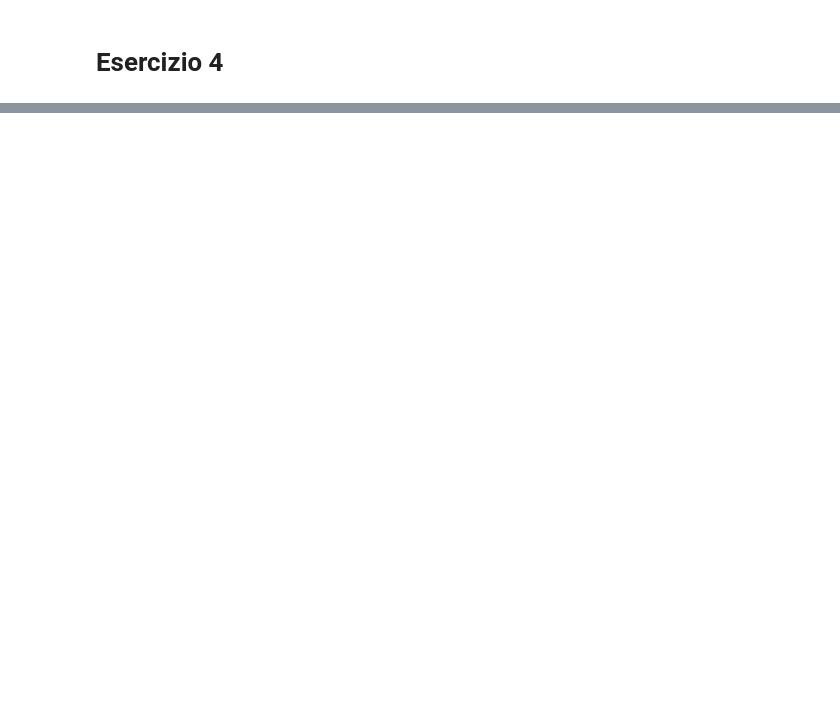
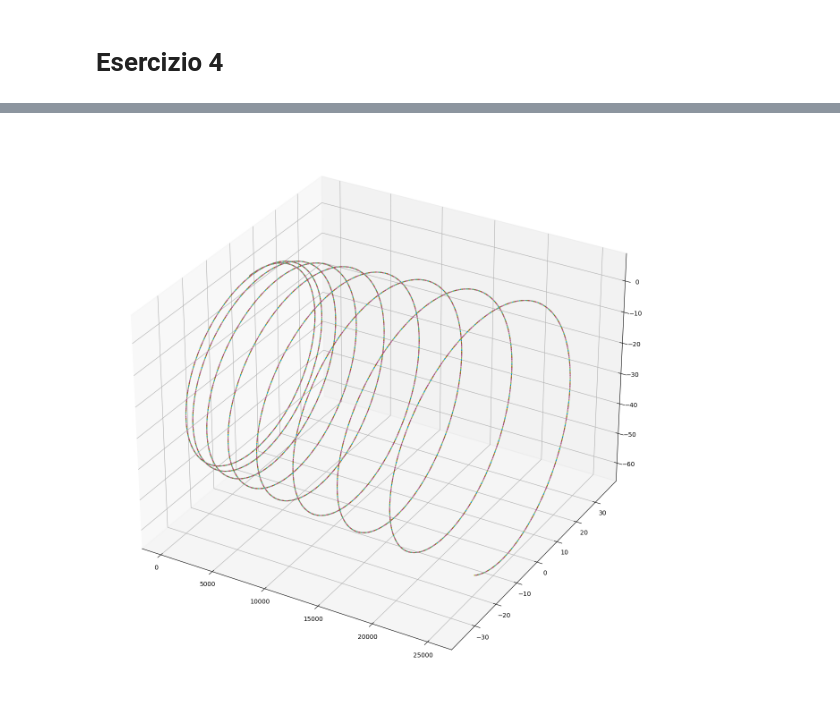
Before and after one commit to Vincenzo-Orsini/metodi_computazionali, a Jupyter notebook: Esercitazione_5.ipynb, the cells around one changed output, grey strips where cells are left out. Saved outputs shown, nothing was run; the diff lists cells and outputs as text; code cells hidden in the pictures; blank space fills up the shorter version.

```diff
--- a/Esercitazione_5.ipynb
+++ b/Esercitazione_5.ipynb
@@ -308,0 +312,70 @@ Tempo di elaborazione:  0.7716829776763916 (s)
+# %%
+# Caso Generico con B nei tre assi, costante e E costante lungo i tre assi
+from mpl_toolkits import mplot3d
+t_start = time()
+B = np.array([1, 0, 0])
+E = np.array([5, 0, 0])
+qe = 1.6 #*10**(-19)
+me = 9.11 #*10**(-31)
+
+
+
+def f_V(t, X, V, B=B,  q = qe, m = me, E=E):
+        return np.array([(q/m)*(V[1]*B[2]-B[1]*V[2])+(E[0]/m), -(q/m)*(V[0]*B[2]-V[2]*B[0])+(E[1]/m), (q/m)*(V[0]*B[1]-V[1]*B[0])+(E[2]/m)])
+
+def f_X(t, X, V):
+        return np.array(V)
+
+def RK4(h, color1, color2, B=B, a=1):
+    t = 0
+    X0 = np.array([0., 0., 0.])
+    V0 = np.array([0., 5., 0.])
+    X, V = X0, V0
+    while t+h<=300:
+        X_prev, V_prev = X, V
+        #print(X_prev, V_prev)
+        X_next, V_next = [np.array([0.,0.,0.]), np.array([0.,0.,0.])]
+        #x_prev, vx_prev = X[0], V[0]
+        #y_prev, vy_prev = X[1], V[1]
+        #z_prev, vz_prev = X[2], V[2]
+        k_1 = h * f_X(t, X_prev, V_prev)
+        k_2 = h * f_X(t+h/2, X_prev+k_1/2, V_prev+k_1/2)
+        k_3 = h * f_X(t+h/2, X_prev+k_2/2, V_prev+k_2/2)
+        k_4 = h * f_X(t+h, X_prev+k_3, V_prev+k_3)
+        #print(k_1, k_2, k_3, k_4)
+        g_1 = h * f_V(t, X_prev, V_prev)
+        g_2 = h * f_V(t+h/2, X_prev+k_1/2, V_prev+k_1/2)
+        g_3 = h * f_V(t+h/2, X_prev+k_2/2, V_prev+k_2/2)
+        g_4 = h * f_V(t+h, X_prev+k_3, V_prev+k_3)
+        #print([i for i in range(len(X_prev))])
+        #print(X_prev[1]+(k_1[1]+2*k_2[1]+2*k_3[1]+k_4[1])/6)
+        for i in range(len(X_prev)):
+            #print(type(X_next[i]))
+            X_next[i]=X_prev[i]+(k_1[i]+2*k_2[i]+2*k_3[i]+k_4[i])/6
+            V_next[i]=V_prev[i]+(g_1[i]+2*g_2[i]+2*g_3[i]+g_4[i])/6
+            #print(type(X_next[i]))
+
+        #print(X_next, V_next)
+
+
+        if a == 1:
+            ax.plot3D([X_prev[0], X_next[0]], [X_prev[1], X_next[1]], [X_prev[2], X_next[2]])
+            #ax.plot([X_prev[0], X_next[0]], [X_prev[1], X_next[1]])  # position vs time
+            #ax3.plot([t,t+h], [v_prev, v_next], color = color2)  #velocitv vs time
+            #ax2.plot([x_prev, x_next], [v_prev, v_next], color = color1) #position vs velocitv
+            #ax4.plot([t, t+h], [v_prev**2/2, v_next**2/2], color=color1) #Kinetic
+
+        #x, y, vx, vy  = x_next, y_next, vx_next, vy_next
+        X, V = X_next, V_next
+        #print(X, V)
+        t+=h
+
+
+fig = plt.figure(figsize = (16, 16))
+ax = plt.axes(projection='3d')
+#ax = plt.axes()
+plot = RK4(.05, "blue", "red", B=B)
+ax.grid()
+plt.show()
+# %% [output]
+[figure, added]
```
Also changed, not shown: parts of 4 cells of this notebook.
